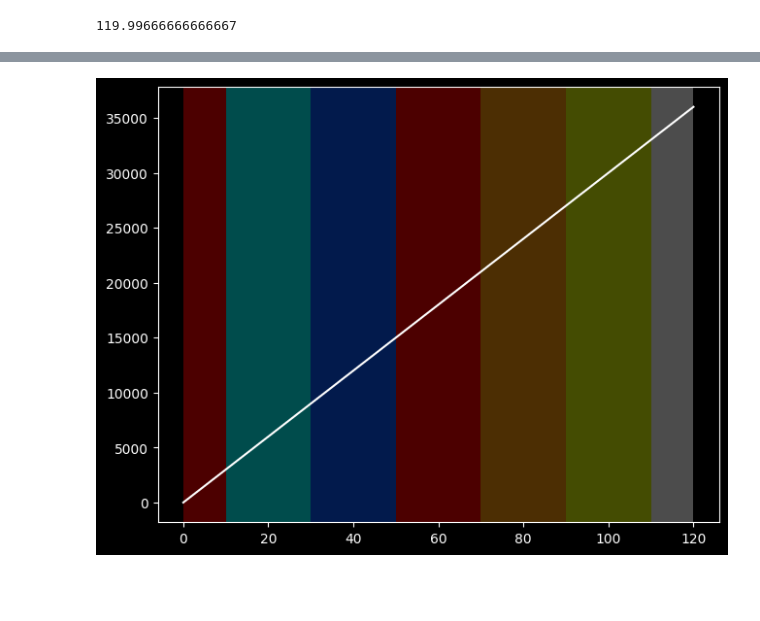
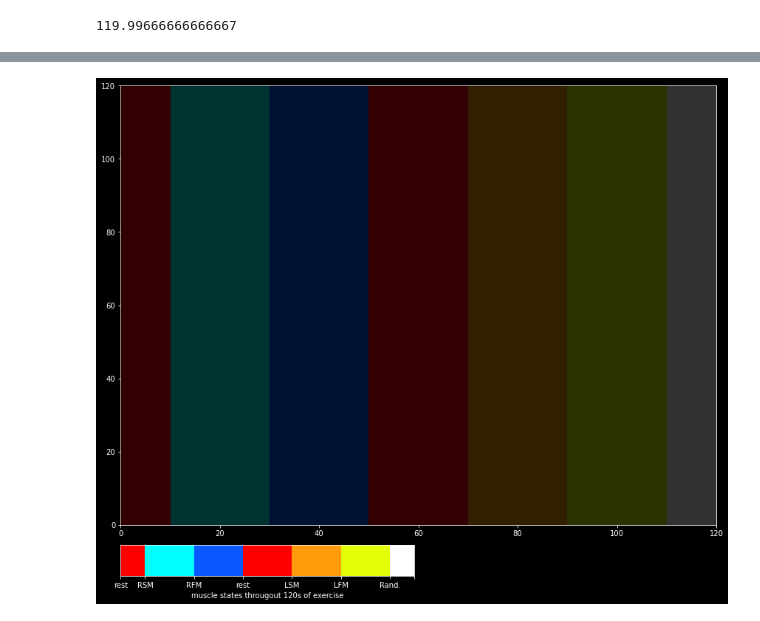
Before and after one commit to mrut1688/code, a Jupyter notebook: code/python/tt.ipynb, the cells around one changed output, grey strips where cells are left out. Cells and saved outputs as stored; diff of their text form; code cells hidden in the pictures; blank space fills up the shorter version.

```diff
--- a/code/python/tt.ipynb
+++ b/code/python/tt.ipynb
@@ -693,8 +681,10 @@ time200=time150+time10
 # %%
 import matplotlib.pyplot as plt
 time=[0,10,20,30,50,70,90,110,120]
+time1=[0,10,30,50,70,90,110,120]
 time__=[time30,time50,time110,time130,time150,time200]
 colo=['cyan','#0957ff','red','#ff9b0a','#e2ff08','#ffffff']
+colo1=['red','red','cyan','cyan','#0957ff','#0957ff','red','red','#ff9b0a','#ff9b0a','#e2ff08','#e2ff08','#ffffff']
 tco=list(zip(time__,colo))
 # %%
 print(tco)
@@ -703,13 +693,35 @@ print(tco)
 # %%
 
 plt.style.use('dark_background')
-fig,(ax1)=plt.subplots(1,sharey=True,sharex=True,layout='constrained')
-ax1.plot(T,eeg,'white')
+fig = plt.figure(figsize=(12, 10))
+gs = fig.add_gridspec(nrows=10, ncols=2)
+ax1=fig.add_subplot(gs[0:9,:])
+
+ax1.set_xlim(0,120)
+ax1.set_ylim(0,120)
+# ax1.legend(['muscle state'])
 ti_0=0
-ax1.axvspan(T[ti_0],T[time10] ,facecolor='red', alpha=0.3)
+ax1.axvspan(T[ti_0],T[time10] ,facecolor='red', alpha=0.2)
+
 ti_0=time10+1
 for ti,co in zip(time__,colo):
-    ax1.axvspan(T[ti_0],T[ti-1] ,facecolor=co, alpha=0.3)
+    ax1.axvspan(T[ti_0],T[ti-1] ,facecolor=co, alpha=0.2)
+
     ti_0=ti
+cmap = mpl.colors.ListedColormap(colo1)
+cmap.set_over('0.25')
+cmap.set_under('0.75')
+
+
+bounds = ['rest','RSM','RFM','rest','LSM','LFM','Rand.']
+norm = mpl.colors.BoundaryNorm(bounds, cmap.N)
+
+ax2 =fig.add_subplot(gs[9,0])
+
+
+cb2 = mpl.colorbar.ColorbarBase(ax2, cmap=cmap,spacing='proportional',boundaries=time1,orientation='horizontal')
+cb2.set_label('muscle states througout 120s of exercise')
+cb2.set_ticklabels(bounds)
+plt.tight_layout()
 # %% [output]
-[figure, old version]
+[figure, new version]
```
Also changed, not shown: parts of 22 cells of this notebook, 4 other files.
